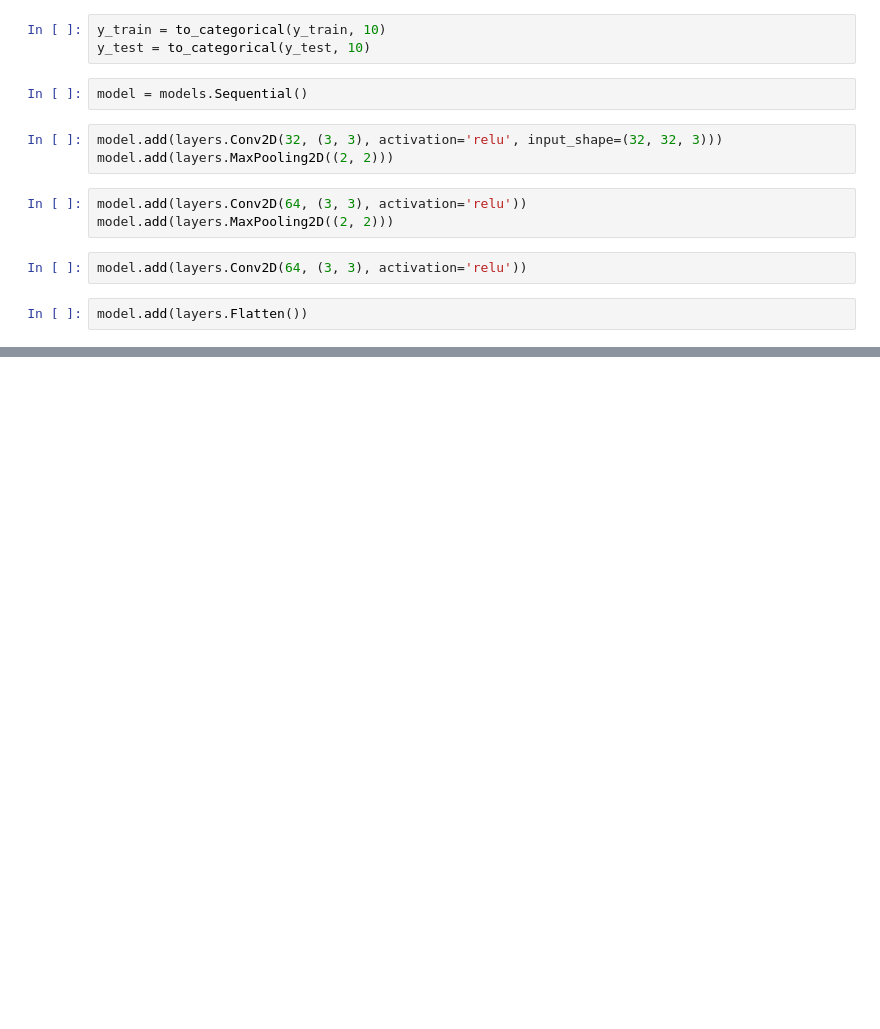
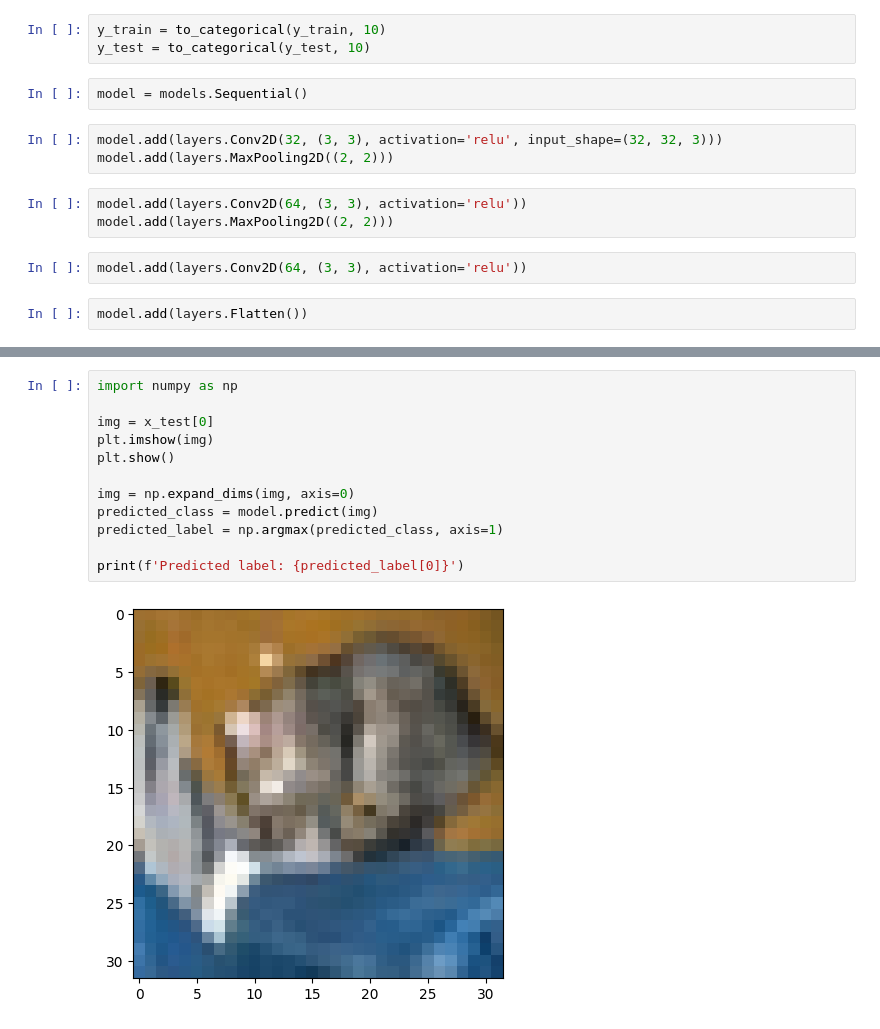
Before and after one commit to randi3281/anfinn, a Jupyter notebook: Kode/Klasifikasi/klasifikasi CNN.ipynb, the cells around one changed output, grey strips where cells are left out. Drawn from its saved outputs; the diff is of its cells as text; blank space fills up the shorter version.

```diff
--- a/Kode/Klasifikasi/klasifikasi CNN.ipynb
+++ b/Kode/Klasifikasi/klasifikasi CNN.ipynb
@@ -75,0 +120,14 @@ model.add(layers.Flatten())
+# %%
+import numpy as np
+
+img = x_test[0]
+plt.imshow(img)
+plt.show()
+
+img = np.expand_dims(img, axis=0)
+predicted_class = model.predict(img)
+predicted_label = np.argmax(predicted_class, axis=1)
+
+print(f'Predicted label: {predicted_label[0]}')
+# %% [output]
+[figure, added]
```
Also changed, not shown: parts of 9 cells of this notebook.
